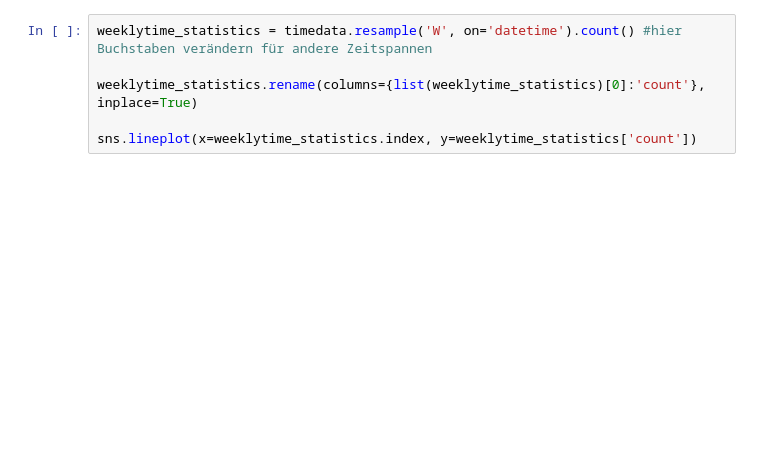
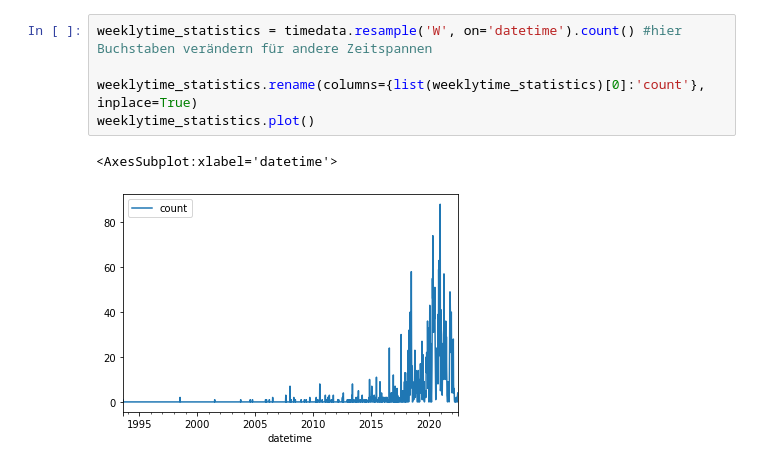
Before and after one commit to JojoThaumium/content-aggregation-on-OER-objects, a Jupyter notebook: notebooks/metaevaluation.ipynb, the cells around one changed output. Cells and saved outputs as stored; diff of their text form; blank space fills up the shorter version.

```diff
--- a/notebooks/metaevaluation.ipynb
+++ b/notebooks/metaevaluation.ipynb
@@ -63,9 +166,11 @@ sns.lineplot(data = dailytime_statistics, x="datetime", y="count")
 # %%
 weeklytime_statistics = timedata.resample('W', on='datetime').count() #hier Buchstaben verändern für andere Zeitspannen
 
 weeklytime_statistics.rename(columns={list(weeklytime_statistics)[0]:'count'}, inplace=True)
-
-sns.lineplot(x=weeklytime_statistics.index, y=weeklytime_statistics['count'])
+weeklytime_statistics.plot()
+# %% [output]
+<AxesSubplot:xlabel='datetime'>
+[figure, added]
 # %%
 page_statistics = data.groupby(['Seitenzahl'])["Seitenzahl"]\
                                        .count() \
```
Also changed, not shown: parts of 29 cells of this notebook, 2 other files.
